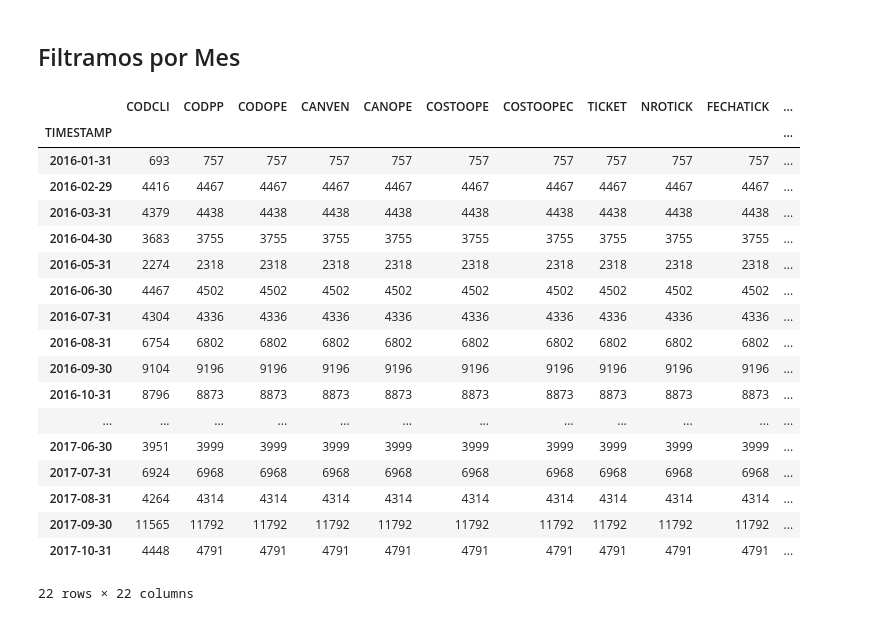
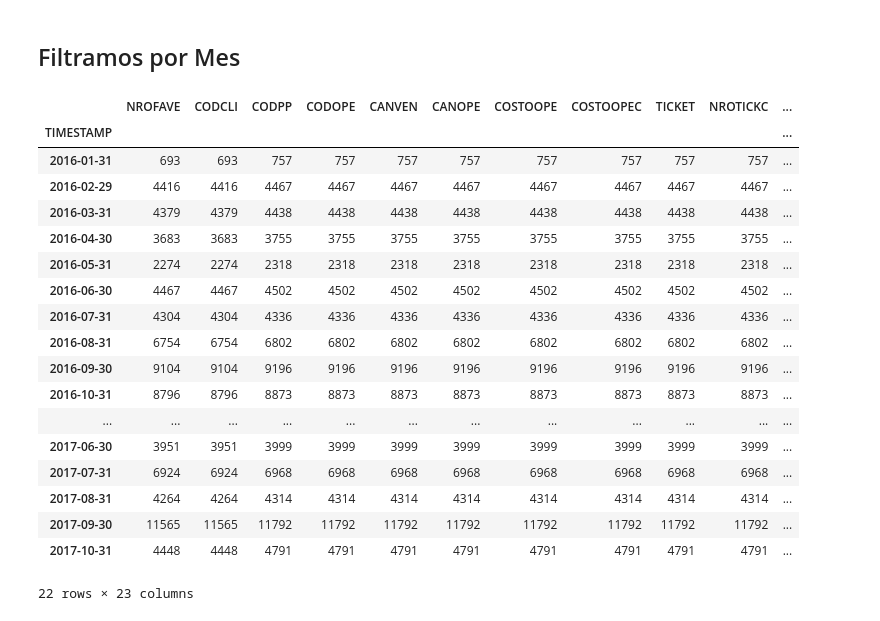
Before and after one commit to ambigus9/alma_canela, a Jupyter notebook: Tareas y Tickets.ipynb, the cells around one changed output. Cells and saved outputs as stored; diff of their text form; code cells hidden in the pictures.

```diff
--- a/Tareas y Tickets.ipynb
+++ b/Tareas y Tickets.ipynb
@@ -431,7 +457,7 @@ HORA
 # %% [markdown]
 ## Filtramos Columnas más Relevantes
 # %%
-relevantes = ['CODCLI', 'CODPP', 'CODOPE', 'CANVEN', 'CANOPE', 'COSTOOPE', 'COSTOOPEC', 'TICKET', 'NROTICK', 'FECHATICK', 'HORATICK', 'FECHAITT', 'HORAITT', 'FECHAFTT', 'HORAFTT', 'FECHAIOPE', 'HORAIOPE', 'FECHAFOPE', 'HORAFOPE', 'IDPROTICKETS', 'FECHA', 'HORA']
-df2 = df[relevantes]
-df2.iloc[:10,:]
+relevantes = ['NROFAVE','CODCLI', 'CODPP', 'CODOPE', 'CANVEN', 'CANOPE', 'COSTOOPE', 'COSTOOPEC', 'TICKET', 'NROTICKC', 'FECHATICK', 'HORATICK', 'FECHAITT', 'HORAITT', 'FECHAFTT', 'HORAFTT', 'FECHAIOPE', 'HORAIOPE', 'FECHAFOPE', 'HORAFOPE', 'IDPROTICKETS', 'FECHA', 'HORA']
+df = df[relevantes]
+df.iloc[:10,:].head()
 # %% [output]
@@ -450,6 +550,4 @@ df2.iloc[:10,:]
 # %%
-df = df[relevantes]
 df['TIMESTAMP'] = pd.to_datetime(df['FECHA'] + ' ' + df['HORA'])
-df = df.set_index('TIMESTAMP')
 df
 # %% [output]
@@ -489,10 +574,12 @@ def plot_time_line(df):
 # %% [markdown]
 Analizamos la cantidad de transacciones por cada año
 # %%
-plot_time_line(df["2016"].groupby('FECHA').count())
+df_temp = df.set_index('TIMESTAMP')['2016'].groupby('FECHA').count()
+plot_time_line(df_temp,'2016','Tiempo','Registros')
 # %% [output]
 [interactive output not drawn]
 # %%
-plot_time_line(df["2017"].groupby('FECHA').count())
+df_temp_ = df.set_index('TIMESTAMP')['2017'].groupby('FECHA').count()
+plot_time_line(df_temp_,'2017','Tiempo','Registros')
 # %% [output]
 [interactive output not drawn]
@@ -499,25 +590,25 @@ plot_time_line(df["2017"].groupby('FECHA').count())
 # %% [markdown]
 ## Filtramos por Mes
 # %%
-df.groupby(pd.TimeGrouper(freq='M')).count()
+df.set_index('TIMESTAMP').groupby(pd.TimeGrouper(freq='M')).count()
 # %% [output]
-|  | CODCLI | CODPP | CODOPE | CANVEN | CANOPE | COSTOOPE | COSTOOPEC | TICKET | NROTICK | FECHATICK | ... |
+|  | NROFAVE | CODCLI | CODPP | CODOPE | CANVEN | CANOPE | COSTOOPE | COSTOOPEC | TICKET | NROTICKC | ... |
 | TIMESTAMP |  |  |  |  |  |  |  |  |  |  | ... |
-| 2016-01-31 | 693 | 757 | 757 | 757 | 757 | 757 | 757 | 757 | 757 | 757 | ... |
-| 2016-02-29 | 4416 | 4467 | 4467 | 4467 | 4467 | 4467 | 4467 | 4467 | 4467 | 4467 | ... |
-| 2016-03-31 | 4379 | 4438 | 4438 | 4438 | 4438 | 4438 | 4438 | 4438 | 4438 | 4438 | ... |
-| 2016-04-30 | 3683 | 3755 | 3755 | 3755 | 3755 | 3755 | 3755 | 3755 | 3755 | 3755 | ... |
-| 2016-05-31 | 2274 | 2318 | 2318 | 2318 | 2318 | 2318 | 2318 | 2318 | 2318 | 2318 | ... |
-| 2016-06-30 | 4467 | 4502 | 4502 | 4502 | 4502 | 4502 | 4502 | 4502 | 4502 | 4502 | ... |
-| 2016-07-31 | 4304 | 4336 | 4336 | 4336 | 4336 | 4336 | 4336 | 4336 | 4336 | 4336 | ... |
-| 2016-08-31 | 6754 | 6802 | 6802 | 6802 | 6802 | 6802 | 6802 | 6802 | 6802 | 6802 | ... |
-| 2016-09-30 | 9104 | 9196 | 9196 | 9196 | 9196 | 9196 | 9196 | 9196 | 9196 | 9196 | ... |
-| 2016-10-31 | 8796 | 8873 | 8873 | 8873 | 8873 | 8873 | 8873 | 8873 | 8873 | 8873 | ... |
+| 2016-01-31 | 693 | 693 | 757 | 757 | 757 | 757 | 757 | 757 | 757 | 757 | ... |
+| 2016-02-29 | 4416 | 4416 | 4467 | 4467 | 4467 | 4467 | 4467 | 4467 | 4467 | 4467 | ... |
+| 2016-03-31 | 4379 | 4379 | 4438 | 4438 | 4438 | 4438 | 4438 | 4438 | 4438 | 4438 | ... |
+| 2016-04-30 | 3683 | 3683 | 3755 | 3755 | 3755 | 3755 | 3755 | 3755 | 3755 | 3755 | ... |
+| 2016-05-31 | 2274 | 2274 | 2318 | 2318 | 2318 | 2318 | 2318 | 2318 | 2318 | 2318 | ... |
+| 2016-06-30 | 4467 | 4467 | 4502 | 4502 | 4502 | 4502 | 4502 | 4502 | 4502 | 4502 | ... |
+| 2016-07-31 | 4304 | 4304 | 4336 | 4336 | 4336 | 4336 | 4336 | 4336 | 4336 | 4336 | ... |
+| 2016-08-31 | 6754 | 6754 | 6802 | 6802 | 6802 | 6802 | 6802 | 6802 | 6802 | 6802 | ... |
+| 2016-09-30 | 9104 | 9104 | 9196 | 9196 | 9196 | 9196 | 9196 | 9196 | 9196 | 9196 | ... |
+| 2016-10-31 | 8796 | 8796 | 8873 | 8873 | 8873 | 8873 | 8873 | 8873 | 8873 | 8873 | ... |
 | ... | ... | ... | ... | ... | ... | ... | ... | ... | ... | ... | ... |
-| 2017-06-30 | 3951 | 3999 | 3999 | 3999 | 3999 | 3999 | 3999 | 3999 | 3999 | 3999 | ... |
-| 2017-07-31 | 6924 | 6968 | 6968 | 6968 | 6968 | 6968 | 6968 | 6968 | 6968 | 6968 | ... |
-| 2017-08-31 | 4264 | 4314 | 4314 | 4314 | 4314 | 4314 | 4314 | 4314 | 4314 | 4314 | ... |
-| 2017-09-30 | 11565 | 11792 | 11792 | 11792 | 11792 | 11792 | 11792 | 11792 | 11792 | 11792 | ... |
-| 2017-10-31 | 4448 | 4791 | 4791 | 4791 | 4791 | 4791 | 4791 | 4791 | 4791 | 4791 | ... |
+| 2017-06-30 | 3951 | 3951 | 3999 | 3999 | 3999 | 3999 | 3999 | 3999 | 3999 | 3999 | ... |
+| 2017-07-31 | 6924 | 6924 | 6968 | 6968 | 6968 | 6968 | 6968 | 6968 | 6968 | 6968 | ... |
+| 2017-08-31 | 4264 | 4264 | 4314 | 4314 | 4314 | 4314 | 4314 | 4314 | 4314 | 4314 | ... |
+| 2017-09-30 | 11565 | 11565 | 11792 | 11792 | 11792 | 11792 | 11792 | 11792 | 11792 | 11792 | ... |
+| 2017-10-31 | 4448 | 4448 | 4791 | 4791 | 4791 | 4791 | 4791 | 4791 | 4791 | 4791 | ... |
-22 rows × 22 columns
+22 rows × 23 columns
 # %%
```
Also changed, not shown: parts of 36 cells of this notebook, 1 other file.
